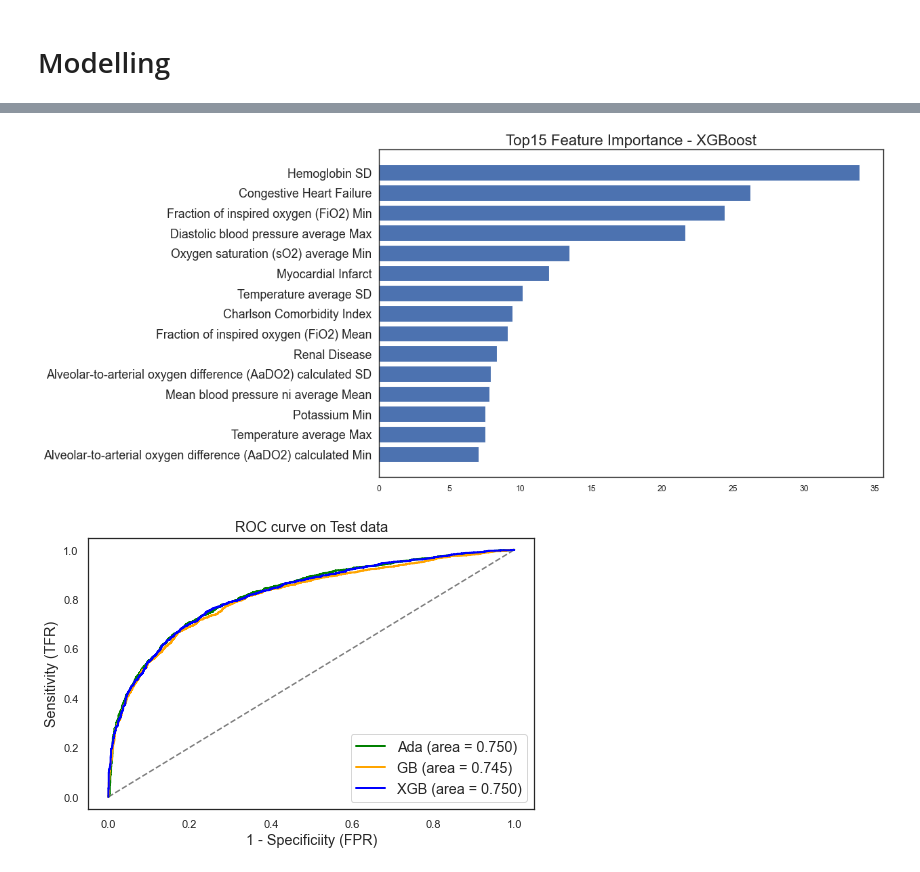
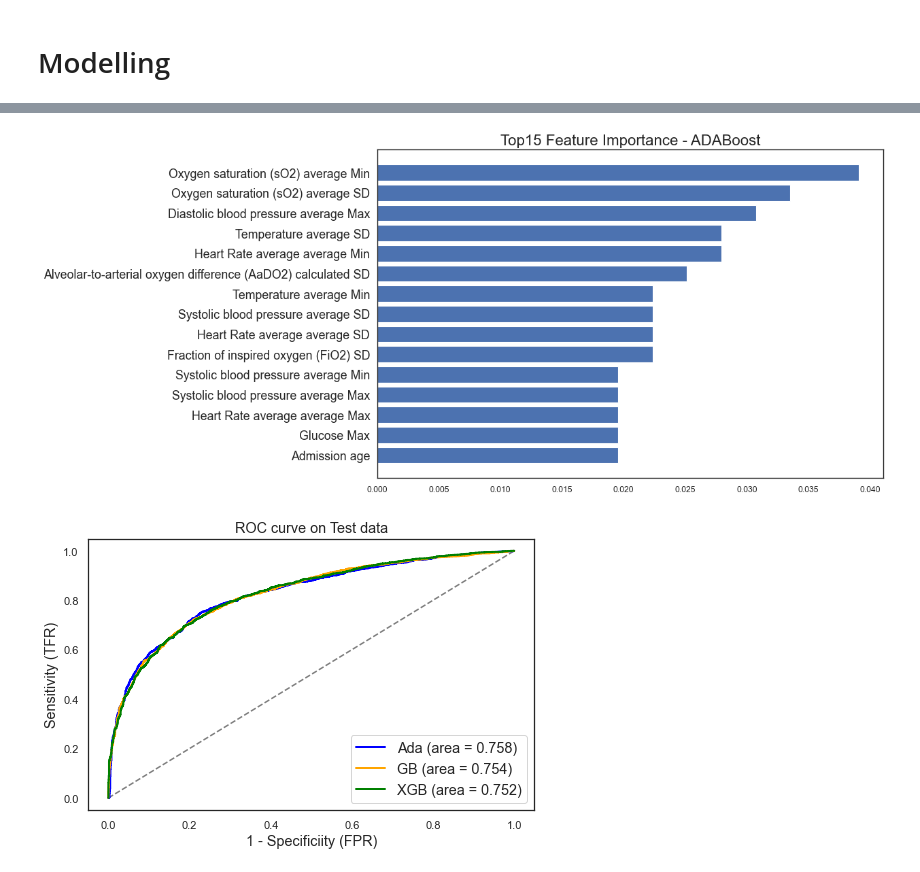
Before and after one commit to tantanwy/Assign2Group, a Jupyter notebook: part3_MIMIC4_3_baselineModels.ipynb, the cells around one changed output, grey strips where cells are left out. Saved outputs shown, nothing was run; the diff lists cells and outputs as text; code cells hidden in the pictures.

```diff
--- a/part3_MIMIC4_3_baselineModels.ipynb
+++ b/part3_MIMIC4_3_baselineModels.ipynb
@@ -465,9 +528,11 @@ ROC_AUC  test data : 0.745
 # %%
-model_XGB = XGBClassifier(learning_rate=0.01, max_depth=9, n_estimators=460, random_state=123)
-model_XGB.fit(X_train1, y_train)
+model_ADA = AdaBoostClassifier(learning_rate=1, n_estimators=358, random_state=123)
+model_ADA.fit(X_train1, y_train)
 
-importance = model_XGB.get_booster().get_score(importance_type="gain")
-fi_impt = pd.DataFrame.from_dict(importance, orient='index').reset_index()
+# importance = model_XGB.get_booster().get_score(importance_type="gain")
+# fi_impt = pd.DataFrame.from_dict(importance, orient='index').reset_index()
+importance = model_ADA.feature_importances_
+fi_impt =pd.DataFrame(zip(X_train1.columns,importance ))
 fi_impt.columns =["fi", "score"]
 fi_impt =fi_impt.sort_values(by=["score"], ascending=False)
 fi_impt = fi_impt.reset_index(drop=True)
@@ -503,41 +567,41 @@ Name: fi, dtype: object
 # %%
 fi_df10 = fi_impt1.head(15)
 fi_df10["fi"].to_clipboard()
-fi_df10["fi1"] = ['Hemoglobin SD',
-'Congestive Heart Failure',
-'Fraction of inspired oxygen (FiO2) Min',
+fi_df10["fi1"] = ["Oxygen saturation (sO2) average Min",
+"Oxygen saturation (sO2) average SD",
 'Diastolic blood pressure average Max',
-'Oxygen saturation (sO2) average Min',
-'Myocardial Infarct',
+'Heart Rate average average Min',
 'Temperature average SD',
-'Charlson Comorbidity Index',
-'Fraction of inspired oxygen (FiO2) Mean',
-'Renal Disease',
 'Alveolar-to-arterial oxygen difference (AaDO2) calculated SD',
-'Mean blood pressure ni average Mean',
-'Potassium Min',
-'Temperature average Max',
-'Alveolar-to-arterial oxygen difference (AaDO2) calculated Min']
+'Fraction of inspired oxygen (FiO2) SD',
+'Temperature average Min',
+'Heart Rate average average SD',
+'Systolic blood pressure average SD',
+'Admission age',
+'Glucose Max',
+'Heart Rate average average Max',
+'Systolic blood pressure average Min',
+'Systolic blood pressure average Max']
 #'PH SD'
 # %%
 #==================
 #feature importance
 #==================
 from matplotlib.pyplot import figure
 figure(figsize=(12, 8), dpi=80)
 
 def f_importances(coef, names, label):
     imp = coef
     imp,names = zip(*sorted(zip(imp,names)))
     plt.barh(range(len(names)), imp, align='center')
     plt.title("Top15 Feature Importance - %s" %label, fontsize=20)
 #     plt.xtitle("scores", fontsize=20)
     plt.yticks(range(len(names)), names, fontsize=16)
     plt.show()
 
-f_importances(fi_df10["score"] , fi_df10["fi1"], "XGBoost")
+f_importances(fi_df10["score"] , fi_df10["fi1"], "ADABoost")
 # %% [output]
-[figure, old version]
+[figure, new version]
 # %%
 def plotROCcurve1 (y_train, y_test):
     from sklearn.metrics import roc_curve
@@ -565,9 +629,9 @@ def plotROCcurve1 (y_train, y_test):
     #Plot ROC curve
     plt.figure(figsize=(8, 5))
     plt.plot([0, 1], [0, 1], 'k--', color='grey')
-    plt.plot(fpr_test2, tpr_test2, label='Ada (area = {:.3f})'.format(auc_testdata2), color='green', linewidth=2.0)
+    plt.plot(fpr_test2, tpr_test2, label='Ada (area = {:.3f})'.format(auc_testdata2), color='blue', linewidth=2.0)
     plt.plot(fpr_test3, tpr_test3, label='GB (area = {:.3f})'.format(auc_testdata3), color='orange',linewidth=2.0)
-    plt.plot(fpr_test1, tpr_test1, label='XGB (area = {:.3f})'.format(auc_testdata1), color='blue', linewidth=2.0)
+    plt.plot(fpr_test1, tpr_test1, label='XGB (area = {:.3f})'.format(auc_testdata1), color='green', linewidth=2.0)
     plt.xlabel('1 - Specificiity (FPR)', fontsize='large')
     plt.ylabel('Sensitivity (TFR)', fontsize='large')
     plt.title('ROC curve on Test data', fontsize='large')
@@ -577,4 +641,4 @@ def plotROCcurve1 (y_train, y_test):
 
 plotROCcurve1 (y_train, y_test)
 # %% [output]
-[figure, old version]
+[figure, new version]
```
Also changed, not shown: parts of 13 cells of this notebook.
